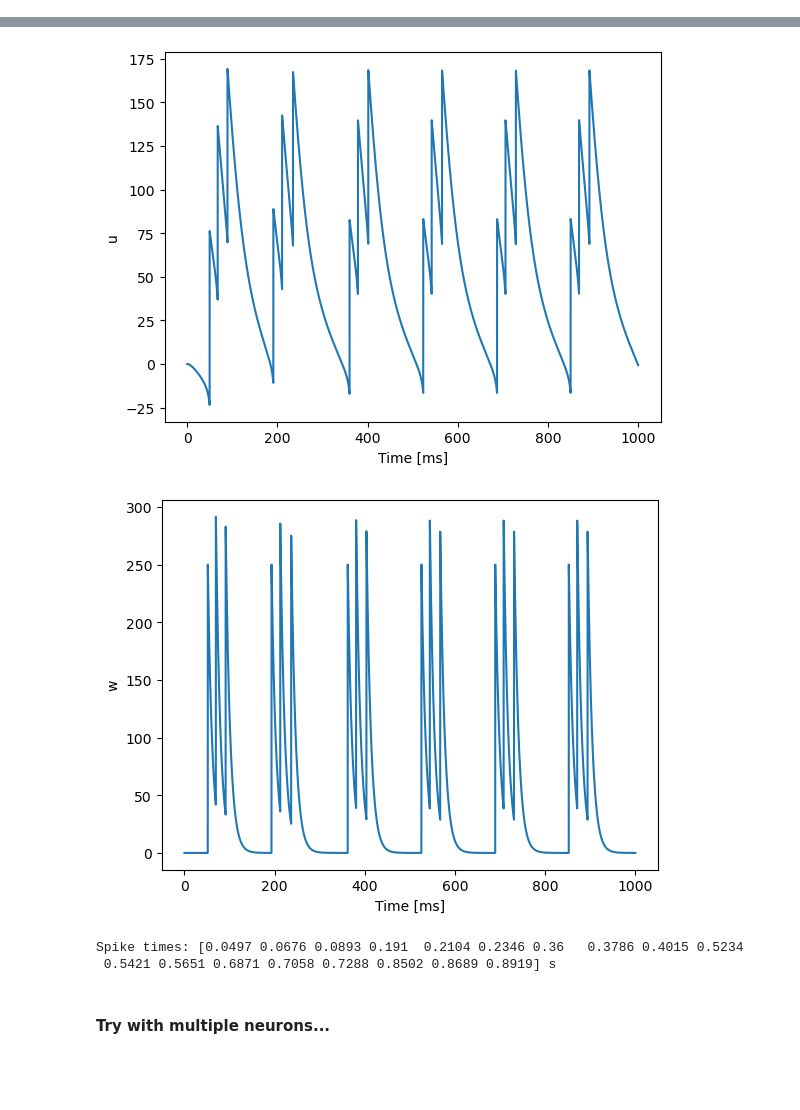
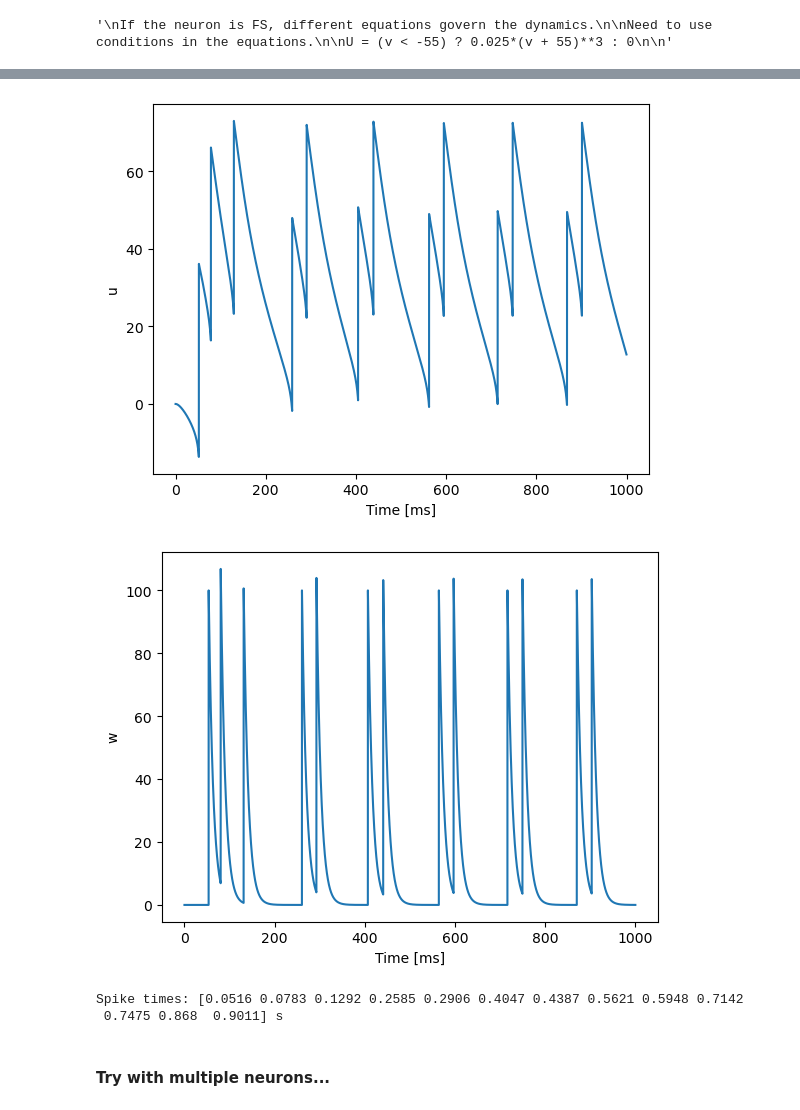
Before and after one commit to liammcs10/AQUA_project, a Jupyter notebook: brian2/AQUA_in_brian2.ipynb, the cells around one changed output, grey strips where cells are left out. Saved outputs shown, nothing was run; the diff lists cells and outputs as text; code cells hidden in the pictures; blank space fills up the shorter version.

```diff
--- a/brian2/AQUA_in_brian2.ipynb
+++ b/brian2/AQUA_in_brian2.ipynb
@@ -16,6 +16,17 @@ import seaborn as sns
 import pandas as pd
 
 from brian2 import *
+# %%
+"""
+If the neuron is FS, different equations govern the dynamics.
+
+Need to use conditions in the equations.
+
+U = (v < -55) ? 0.025*(v + 55)**3 : 0
+
+"""
+# %% [output]
+'\nIf the neuron is FS, different equations govern the dynamics.\n\nNeed to use conditions in the equations.\n\nU = (v < -55) ? 0.025*(v + 55)**3 : 0\n\n'
 # %%
 """
 Start with the izhikevich model
@@ -27,7 +38,7 @@ AUTAPSE implemented with Synapse class
 start_scope()
 
 RS = {'name': 'RS', 'C': 100, 'k': 0.7, 'v_r': -60, 'v_t': -40, 'v_peak': 35,
-     'a': 0.02, 'b': -2, 'c': -50, 'd': 100, 'e_a': 0.1, 'f': 250., 'tau': 2.0}    # Class 1
+     'a': 0.01, 'b': -2, 'c': -50, 'd': 50, 'e_a': 0.1, 'f': 100., 'tau': 2.0}    # Class 1
 
 C = RS['C']
 k = RS['k']
@@ -97,7 +108,7 @@ G.v_r = v_r
 G.v_t = v_t
 G.a = a
 G.b = b
-G.I = 90        # the driving current is static in this case
+G.I = 100        # the driving current is static in this case
 G.c = c
 G.d = d
 G.e_a = e_a
@@ -129,7 +150,7 @@ print(f"Spike times: {spikemon.t[:]}")
-[figure, old version]
+[figure, new version]
-[figure, old version]
+[figure, new version]
-Spike times: [0.0497 0.0676 0.0893 0.191  0.2104 0.2346 0.36   0.3786 0.4015 0.5234
- 0.5421 0.5651 0.6871 0.7058 0.7288 0.8502 0.8689 0.8919] s
+Spike times: [0.0516 0.0783 0.1292 0.2585 0.2906 0.4047 0.4387 0.5621 0.5948 0.7142
+ 0.7475 0.868  0.9011] s
 # %% [markdown]
 #### Try with multiple neurons...
 # %%
```
Also changed, not shown: parts of 3 cells of this notebook, 1 other file.
